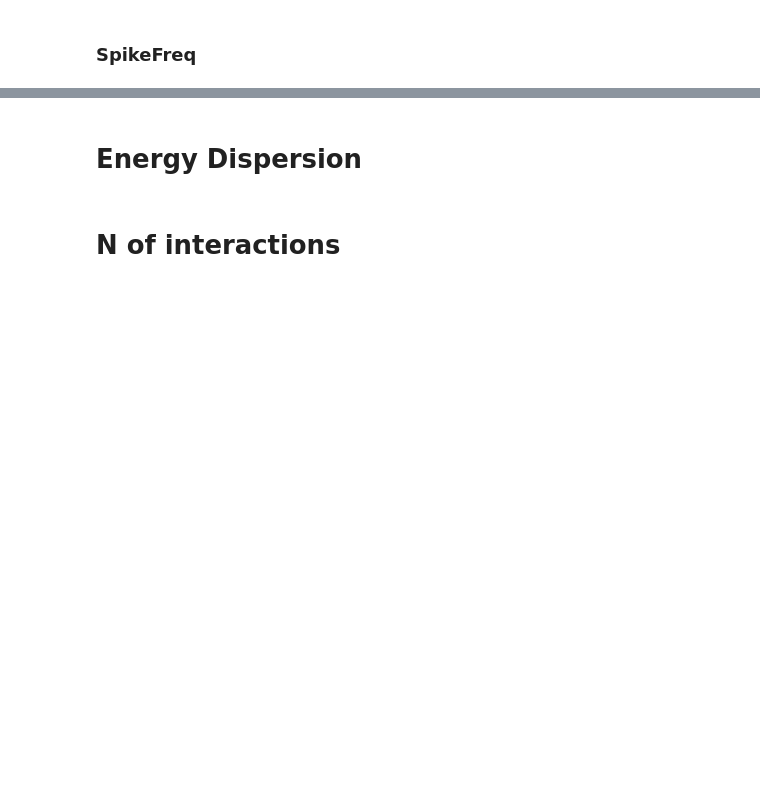
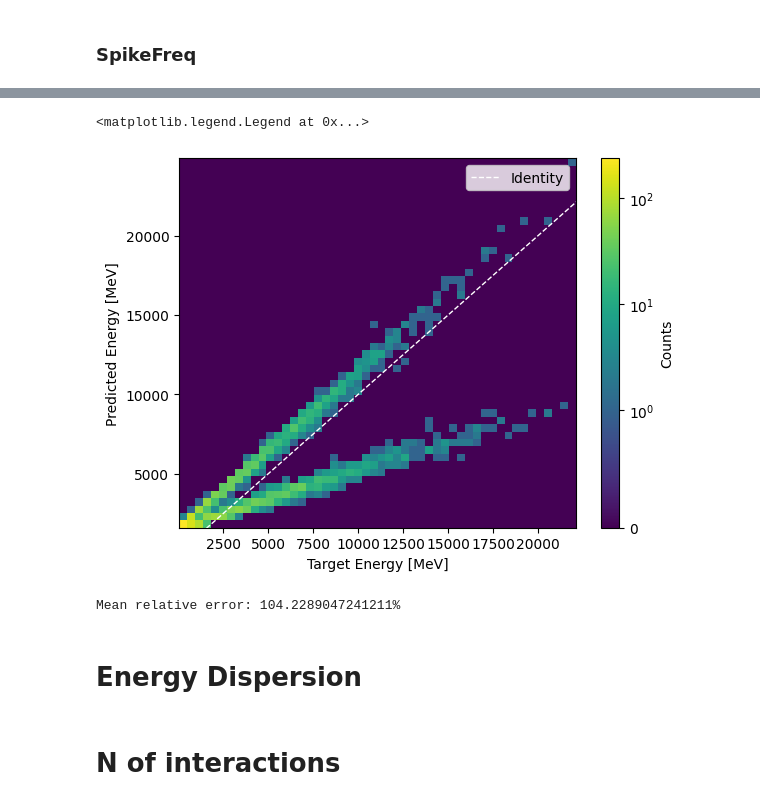
Before and after one commit to enlupi/SNN-Cal, a Jupyter notebook: SNN/SNN.ipynb, the cells around one changed output, grey strips where cells are left out. Saved outputs shown, nothing was run; the diff lists cells and outputs as text; code cells hidden in the pictures; blank space fills up the shorter version.

```diff
--- a/SNN/SNN.ipynb
+++ b/SNN/SNN.ipynb
@@ -605,3 +603,20 @@ Test relative error: 35.700584411621094%
+# %%
+y_pred = lin_model.predict(x_test)
+
+plt.xlabel("Target Energy [MeV]")
+plt.ylabel("Predicted Energy [MeV]")
+plt.hist2d(y_test, y_pred, 50, norm=SymLogNorm(linthresh=1), cmap='viridis')
+plt.colorbar(label='Counts')
+plt.plot([0, 1e5], [0, 1e5], color='white', linewidth=1, linestyle='--', label="Identity")
+plt.legend(loc='best')
+# %% [output]
+<matplotlib.legend.Legend at 0x...>
+[figure, added]
+# %%
+acc = np.mean(abs((y_test-y_pred)/y_test)*100)
+print(f"Mean relative error: {acc}%")
+# %% [output]
+Mean relative error: 104.2289047241211%
 # %% [markdown]
 # Energy Dispersion
 # %%
```
Also changed, not shown: parts of 10 cells of this notebook.
